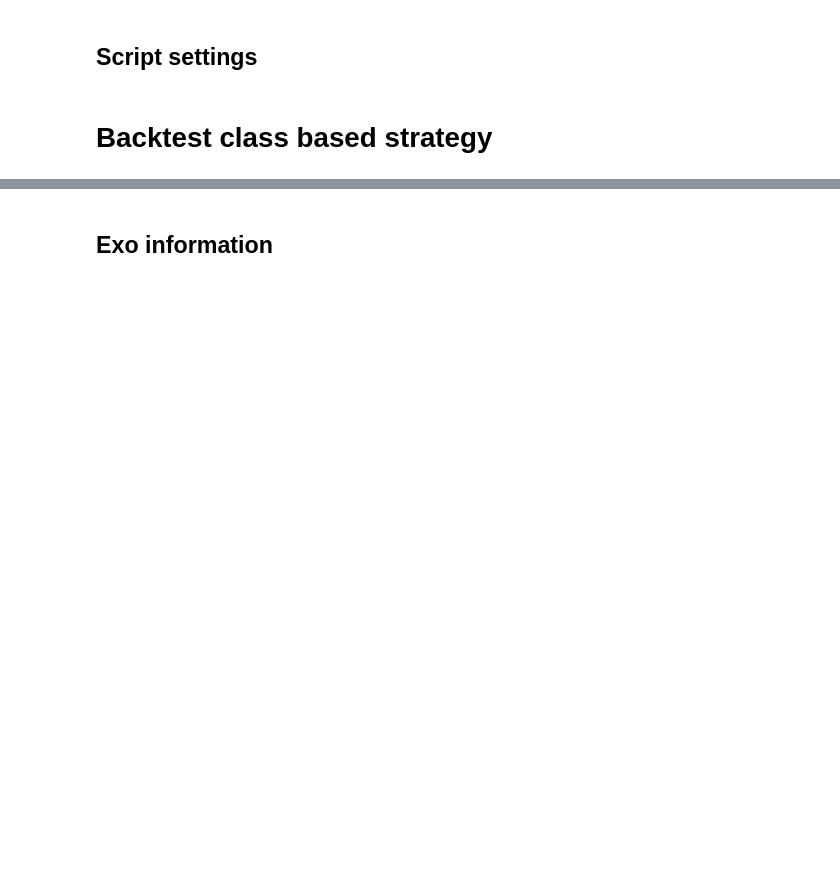
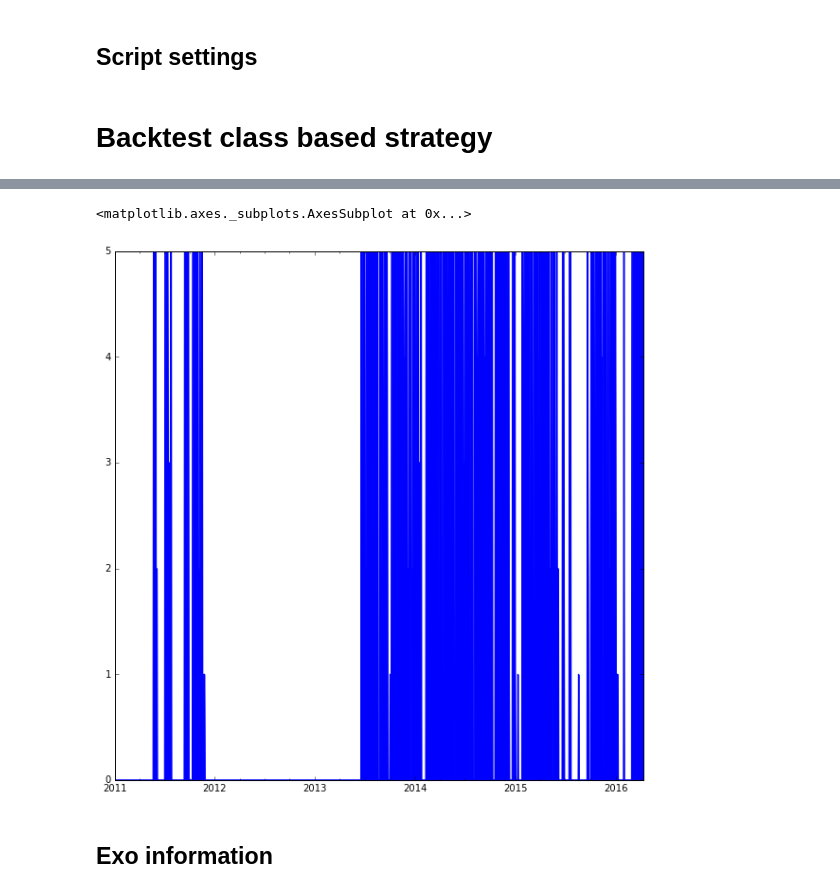
Before and after one commit to trendmanagement/tmqrexo_alexveden, a Jupyter notebook: notebooks/Strategy_SwingPoint_StrategyModule.ipynb, the cells around one changed output, grey strips where cells are left out. Drawn from its saved outputs; the diff is of its cells as text; code cells hidden in the pictures; blank space fills up the shorter version.

```diff
--- a/notebooks/Strategy_SwingPoint_StrategyModule.ipynb
+++ b/notebooks/Strategy_SwingPoint_StrategyModule.ipynb
@@ -83,2 +82,5 @@ legend(loc=2);
 # %%
-smgr.swarm_picked_inposition.sum(axis=1).plot()
+smgr.swarm_picked_inposition.sum(axis=1).plot.area()
+# %% [output]
+<matplotlib.axes._subplots.AxesSubplot at 0x...>
+[figure, added]
```
Also changed, not shown: parts of 18 cells of this notebook.
